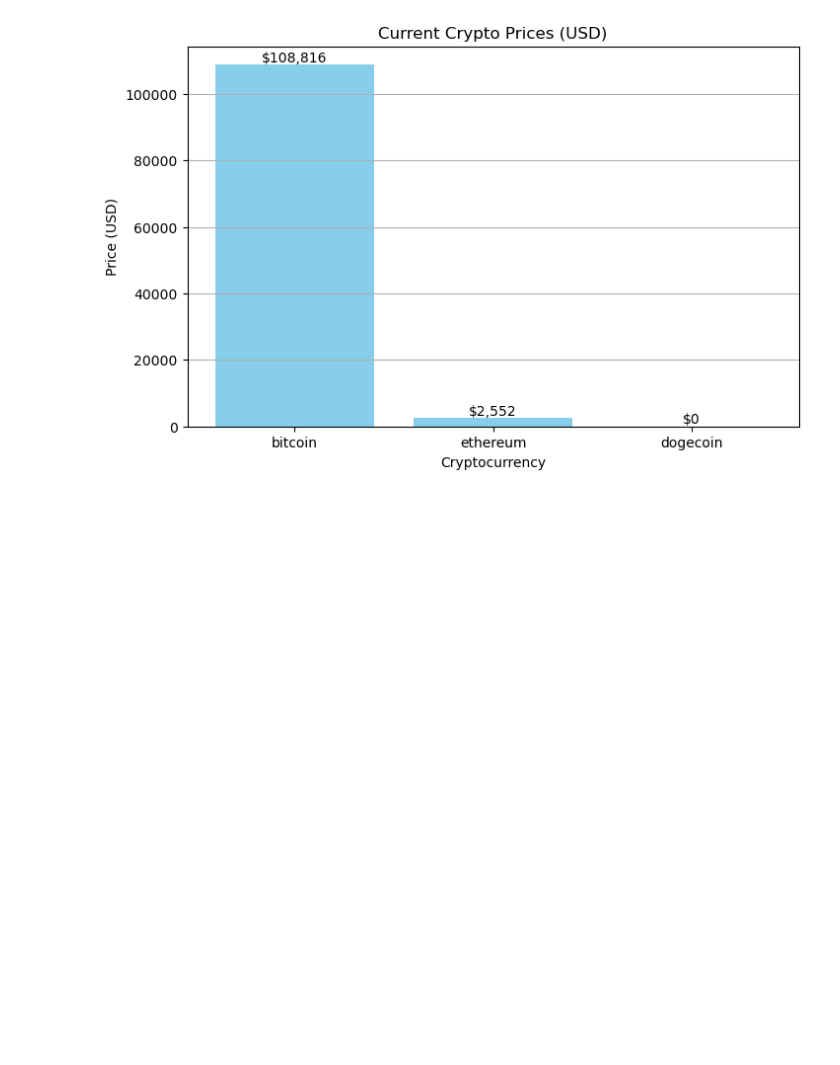
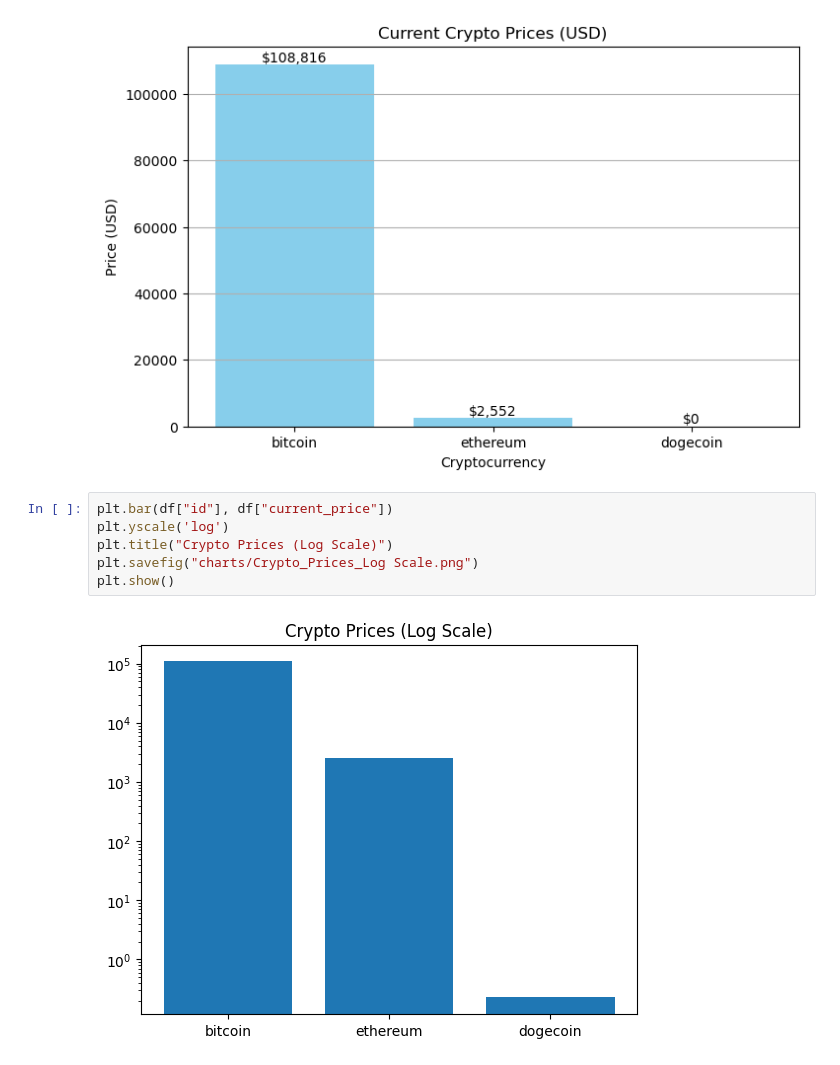
Before and after one commit to Ay-777/crypto-etl-dashboard, a Jupyter notebook: analysis.ipynb, the cells around one changed output. Saved outputs shown, nothing was run; the diff lists cells and outputs as text; blank space fills up the shorter version.

Commit message:
Update project with new Streamlit dashboard and charts

```diff
--- a/analysis.ipynb
+++ b/analysis.ipynb
@@ -35,3 +36,11 @@ for bar in bars:
 plt.show()
 # %% [output]
 [figure]
+# %%
+plt.bar(df["id"], df["current_price"])
+plt.yscale('log')
+plt.title("Crypto Prices (Log Scale)")
+plt.savefig("charts/Crypto_Prices_Log Scale.png")
+plt.show()
+# %% [output]
+[figure, added]
```
Also changed, not shown: parts of 1 cell of this notebook, 1 other file.
